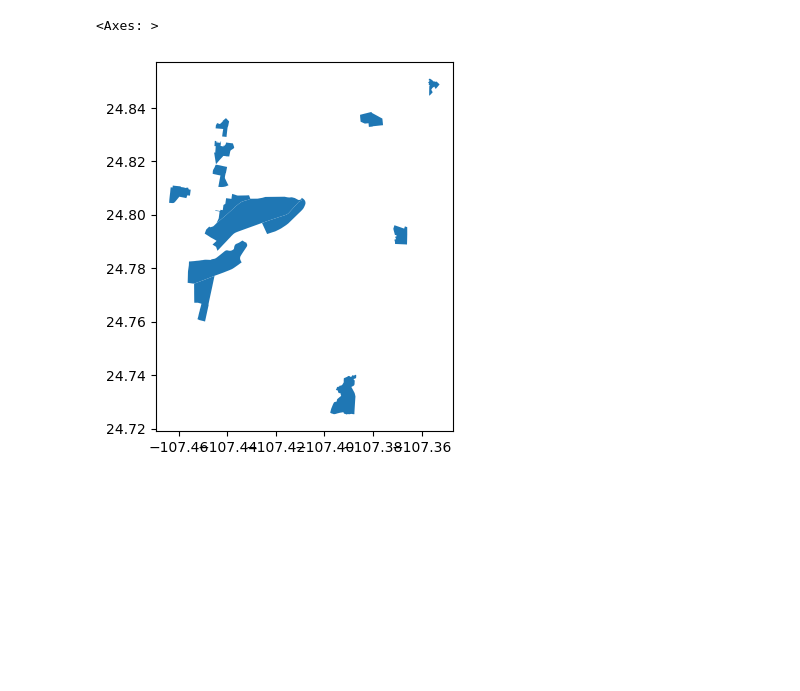
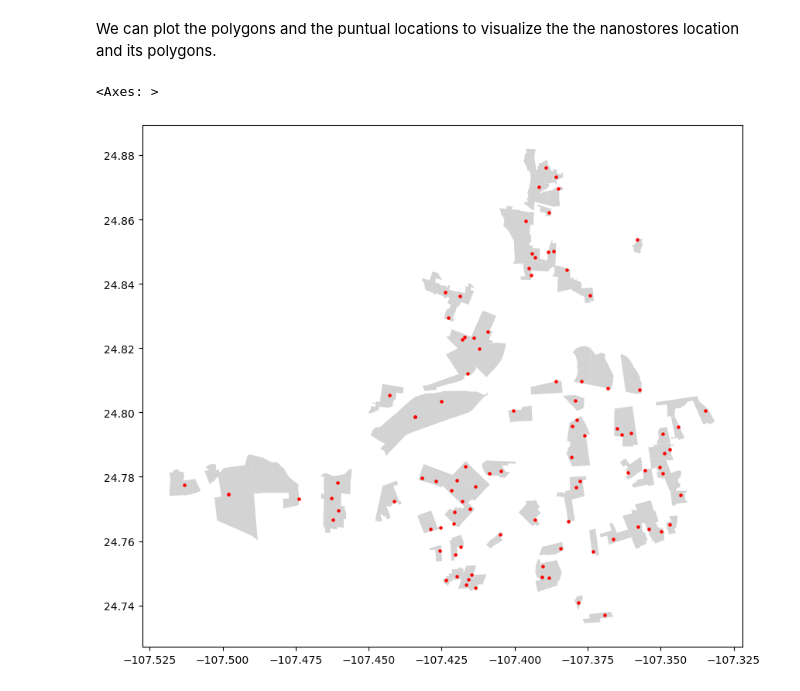
Before and after one commit to ivanps/AGEB_Nanostore, a Jupyter notebook: AGEB Locator.ipynb, the cells around one changed output. Saved outputs shown, nothing was run; the diff lists cells and outputs as text; code cells hidden in the pictures; blank space fills up the shorter version.

```diff
--- a/AGEB Locator.ipynb
+++ b/AGEB Locator.ipynb
@@ -3,9 +4,10 @@
 # %%
 import geopandas as gpd
 import pandas as pd
+import matplotlib.pyplot as plt
 
 # Read shapefile in folder AGEB Urbano
-gdf = gpd.read_file('AGEB Urbano/2023_25006_A09112024_0057.shp')
+gdf = gpd.read_file('AGEBs/2023_25006_A09112024_0057.shp')
 gdf.head()
 # %% [output]
 |  | GUID | CVE_GEO | CVE_ENT | CVE_MUN | CVE_LOC | CVE_AGEB | EDICION | VERSION | OID | geometry |
@@ -27,0 +28,5 @@ gdf2.head()
+# %%
+# Read Nanostore information
+df0 = pd.read_csv('Nanostores_location.csv')
+df = df0[['Nombre de la Unidad Económica', 'Nombre de asentamiento humano', 'Código Postal', 'Área geoestadística básica ', 'Latitud', 'Longitud']]
+df.head()
@@ -27,0 +40,5 @@ gdf2.head()
+# %%
+# Use geopandas to create a GeoDataFrame of the location of nanostores
+gdf2 = gpd.GeoDataFrame(df, geometry=gpd.points_from_xy(df.Longitud, df.Latitud))
+gdf2.crs = gdf.crs
+gdf2.head()
@@ -46,10 +78,15 @@ gdf2.head()
+# %% [markdown]
+We can plot the polygons and the puntual locations to visualize the the nanostores location and its polygons.
 # %%
 # Get a list of unique values of poly_idx. Eliminate duplicates and non-numbers
 poly_list = [idx for idx in gdf2['poly_idx'].unique() if pd.notna(idx)]
 # Plot the polygons listed in gdf2 in the column poly_idx
-gdf.iloc[poly_list].plot()
+fig, ax = plt.subplots(figsize=(10, 10))
+gdfs = gdf.iloc[poly_list]
+gdfs.plot(ax=ax, color='lightgrey')
+gdf2.plot(ax=ax, color='red', markersize=5)
 # %% [output]
 <Axes: >
-[figure, old version]
+[figure, new version]
 # %%
 # Select Name, CVE_AGEB, and poly_idx columns in a DataFrame
```
Also changed, not shown: parts of 12 cells of this notebook, 29 other files.
